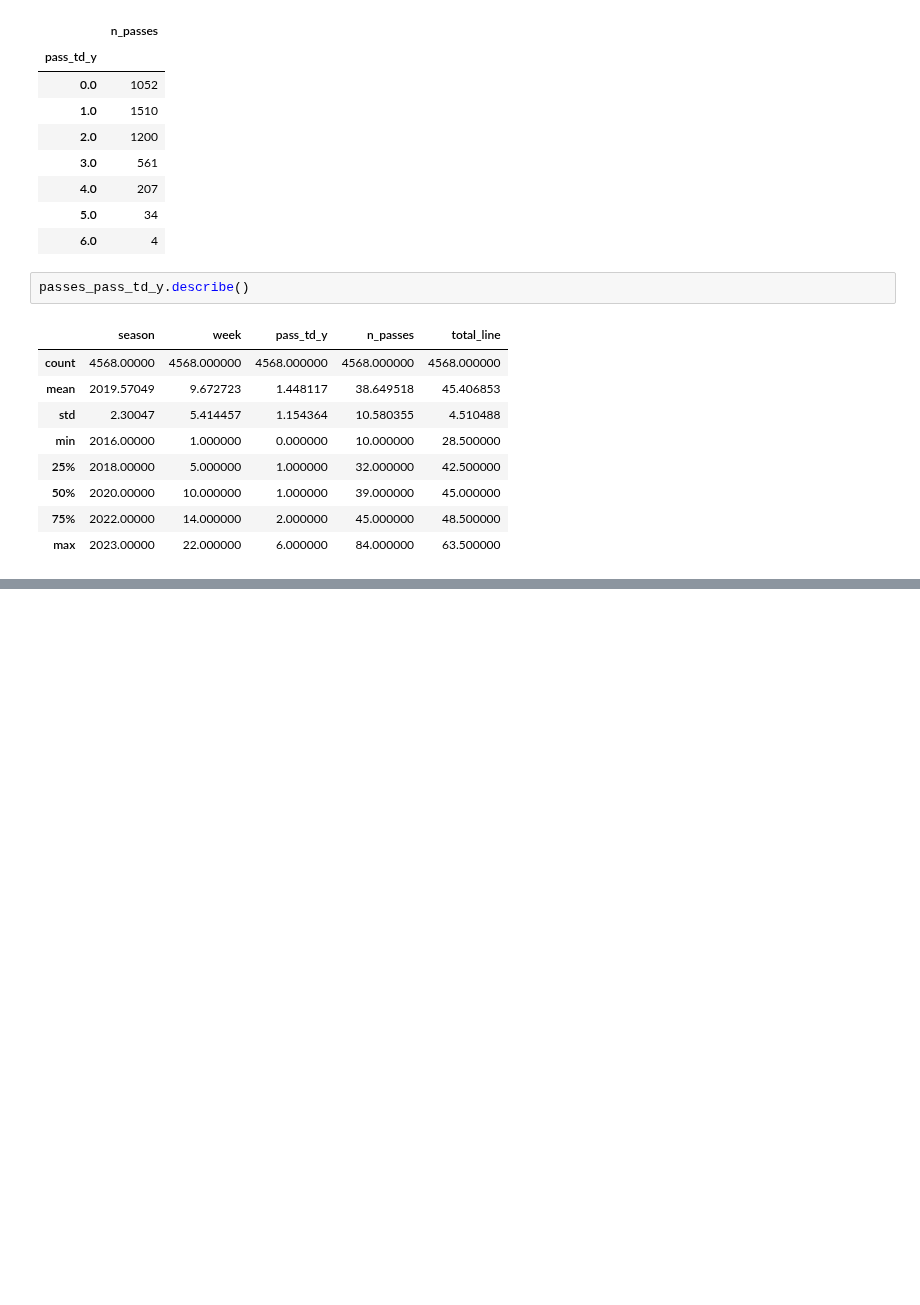
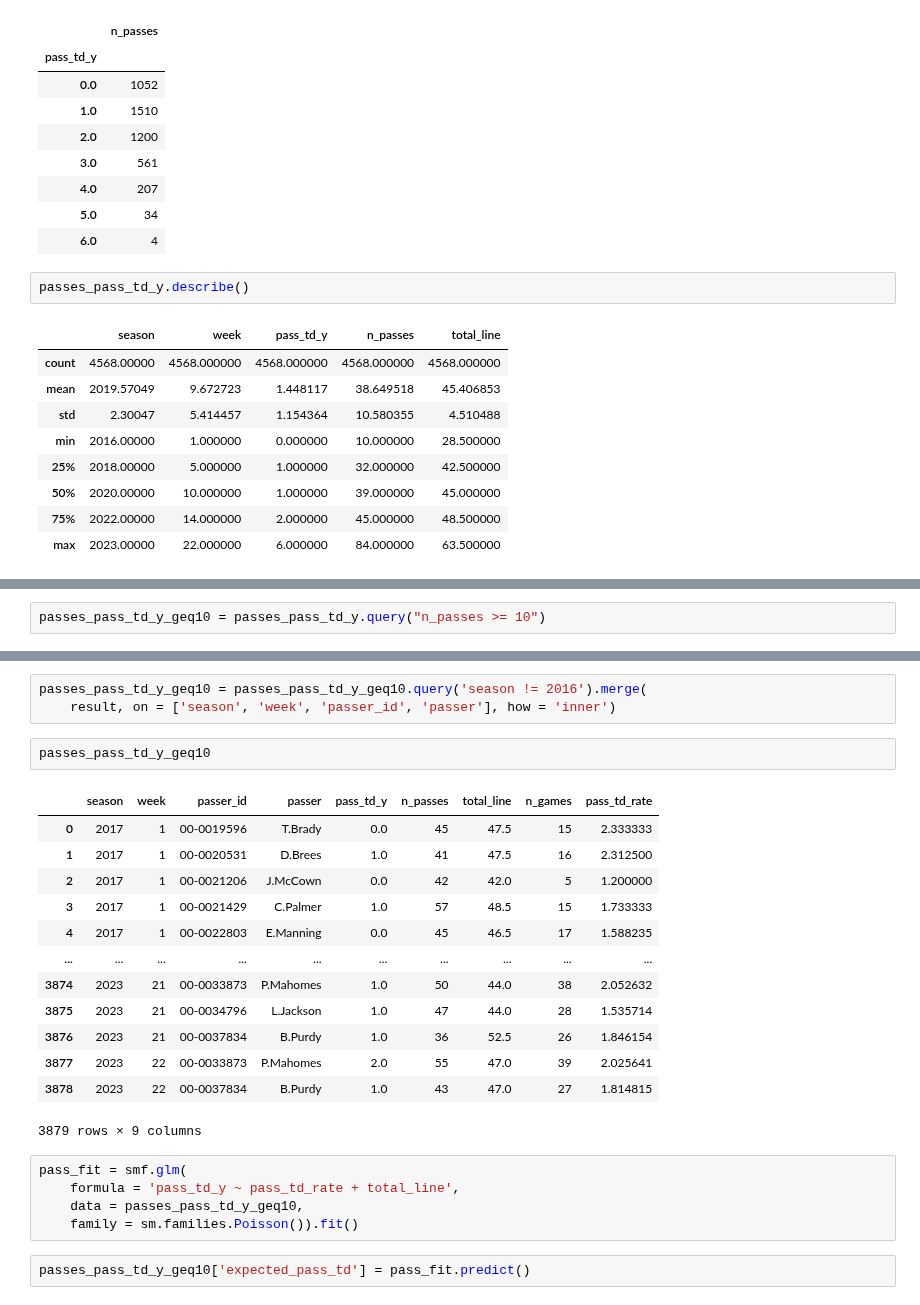
Before and after one commit to bhuggard/CheckTheCover, a Jupyter notebook: passou.ipynb, the cells around one changed output, grey strips where cells are left out. Cells and saved outputs as stored; diff of their text form; blank space fills up the shorter version.

```diff
--- a/passou.ipynb
+++ b/passou.ipynb
@@ -99,0 +115,2 @@ ValueError: setting an array element with a sequence.
+# %%
+passes_pass_td_y_geq10 = passes_pass_td_y.query("n_passes >= 10")
@@ -99,0 +218,26 @@ ValueError: setting an array element with a sequence.
+# %%
+passes_pass_td_y_geq10 = passes_pass_td_y_geq10.query('season != 2016').merge(
+    result, on = ['season', 'week', 'passer_id', 'passer'], how = 'inner')
+# %%
+passes_pass_td_y_geq10
+# %% [output]
+|  | season | week | passer_id | passer | pass_td_y | n_passes | total_line | n_games | pass_td_rate |
+| 0 | 2017 | 1 | 00-0019596 | T.Brady | 0.0 | 45 | 47.5 | 15 | 2.333333 |
+| 1 | 2017 | 1 | 00-0020531 | D.Brees | 1.0 | 41 | 47.5 | 16 | 2.312500 |
+| 2 | 2017 | 1 | 00-0021206 | J.McCown | 0.0 | 42 | 42.0 | 5 | 1.200000 |
+| 3 | 2017 | 1 | 00-0021429 | C.Palmer | 1.0 | 57 | 48.5 | 15 | 1.733333 |
+| 4 | 2017 | 1 | 00-0022803 | E.Manning | 0.0 | 45 | 46.5 | 17 | 1.588235 |
+| ... | ... | ... | ... | ... | ... | ... | ... | ... | ... |
+| 3874 | 2023 | 21 | 00-0033873 | P.Mahomes | 1.0 | 50 | 44.0 | 38 | 2.052632 |
+| 3875 | 2023 | 21 | 00-0034796 | L.Jackson | 1.0 | 47 | 44.0 | 28 | 1.535714 |
+| 3876 | 2023 | 21 | 00-0037834 | B.Purdy | 1.0 | 36 | 52.5 | 26 | 1.846154 |
+| 3877 | 2023 | 22 | 00-0033873 | P.Mahomes | 2.0 | 55 | 47.0 | 39 | 2.025641 |
+| 3878 | 2023 | 22 | 00-0037834 | B.Purdy | 1.0 | 43 | 47.0 | 27 | 1.814815 |
+3879 rows × 9 columns
+# %%
+pass_fit = smf.glm(
+    formula = 'pass_td_y ~ pass_td_rate + total_line',
+    data = passes_pass_td_y_geq10,
+    family = sm.families.Poisson()).fit()
+# %%
+passes_pass_td_y_geq10['expected_pass_td'] = pass_fit.predict()
```
Also changed, not shown: parts of 13 cells of this notebook, 1 other file.
